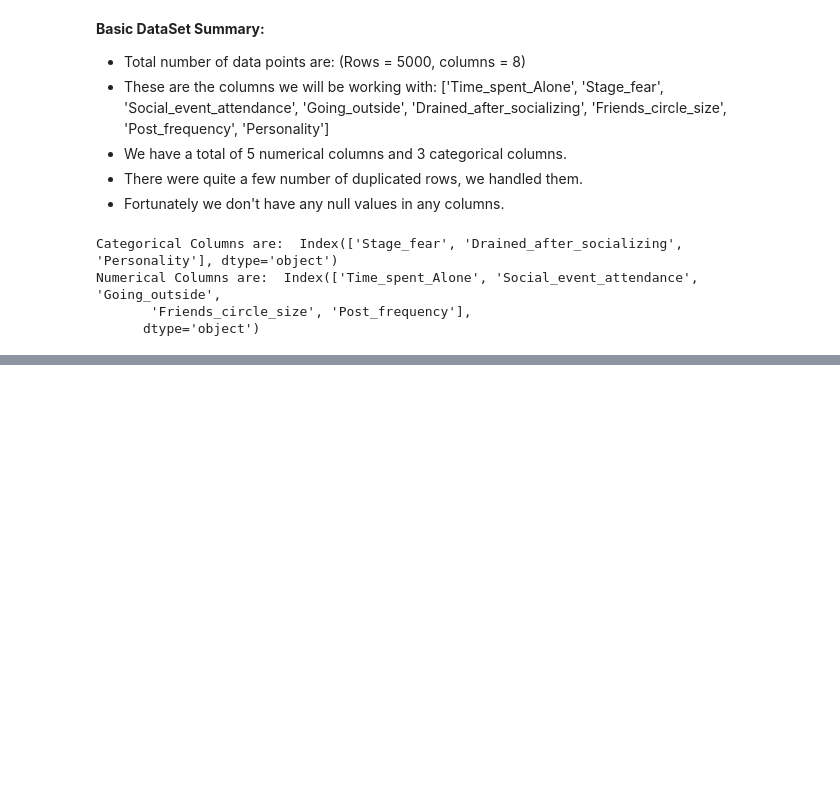
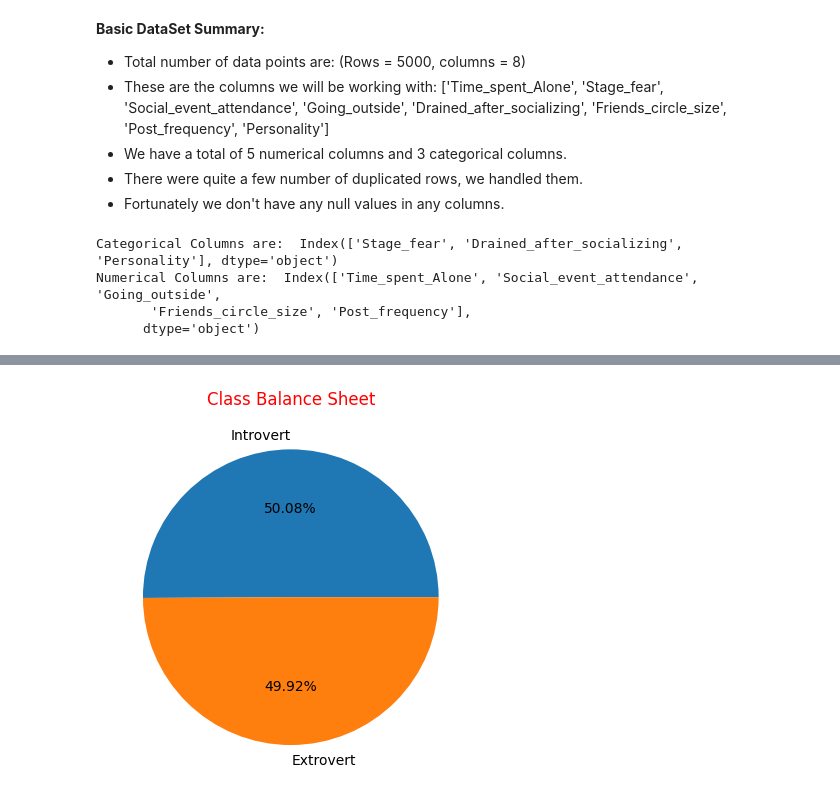
Before and after one commit to rizz045/Predicting-Personality-Traits-Using-Social-Behavior-Patterns, a Jupyter notebook: Personality_Prediction_Using_ML.ipynb, the cells around one changed output, grey strips where cells are left out. Saved outputs shown, nothing was run; the diff lists cells and outputs as text; code cells hidden in the pictures; blank space fills up the shorter version.

```diff
--- a/Personality_Prediction_Using_ML.ipynb
+++ b/Personality_Prediction_Using_ML.ipynb
@@ -125,0 +133,7 @@ plt.show()
+# %%
+# Checking for imbalance class
+plt.pie(df['Personality'].value_counts(), autopct="%.2f%%", labels=df['Personality'].value_counts().index)
+plt.title("Class Balance Sheet", color="red")
+plt.show()
+# %% [output]
+[figure, added]
```
Also changed, not shown: parts of 3 cells of this notebook.
